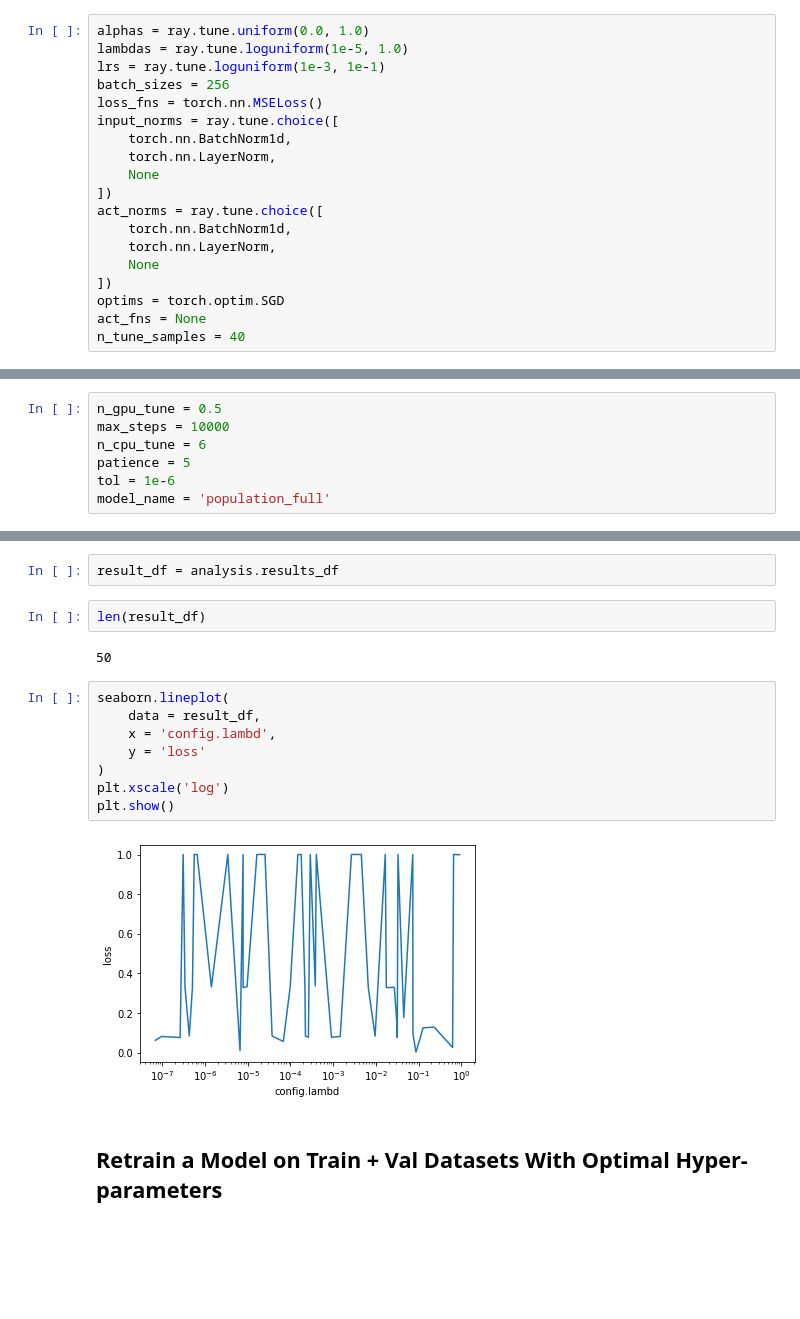
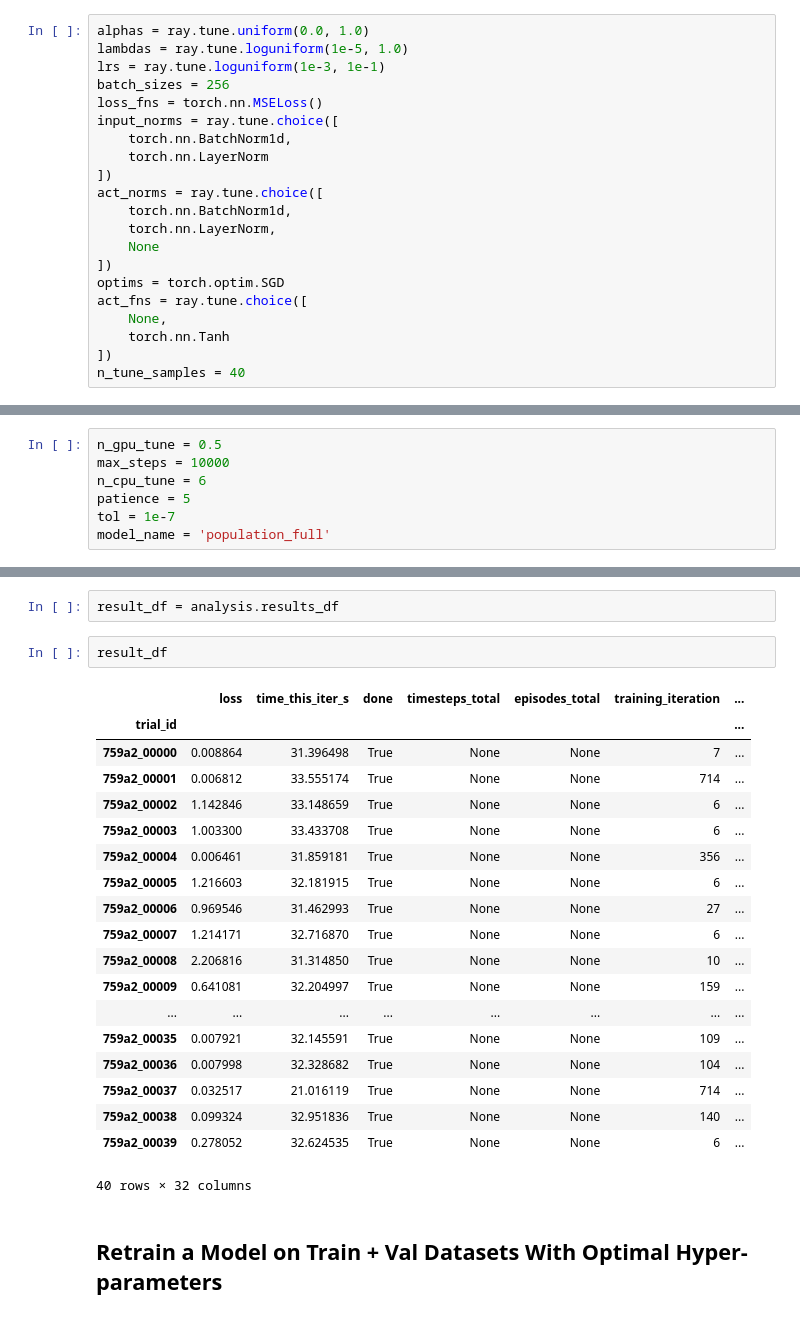
Before and after one commit to MichaelTeti/NEMO, a Jupyter notebook: experiments/elastic_net/elastic_net_pytorch.ipynb, the cells around one changed output, grey strips where cells are left out. Cells and saved outputs as stored; diff of their text form; blank space fills up the shorter version.

Commit message:
training and calculating cc_norm

```diff
--- a/experiments/elastic_net/elastic_net_pytorch.ipynb
+++ b/experiments/elastic_net/elastic_net_pytorch.ipynb
@@ -33,8 +37,7 @@ batch_sizes = 256
 loss_fns = torch.nn.MSELoss()
 input_norms = ray.tune.choice([
     torch.nn.BatchNorm1d,
-    torch.nn.LayerNorm,
-    None
+    torch.nn.LayerNorm
 ])
 act_norms = ray.tune.choice([
     torch.nn.BatchNorm1d,
@@ -42,7 +45,10 @@ act_norms = ray.tune.choice([
     None
 ])
 optims = torch.optim.SGD
-act_fns = None
+act_fns = ray.tune.choice([
+    None,
+    torch.nn.Tanh
+])
 n_tune_samples = 40
 # %% [markdown]
 Dataset Parameters
@@ -64,7 +70,7 @@ n_gpu_tune = 0.5
 max_steps = 10000
 n_cpu_tune = 6
 patience = 5
-tol = 1e-6
+tol = 1e-7
 model_name = 'population_full'
 # %% [markdown]
 ## Initialize the Dataset
@@ -199,19 +221,27 @@ analysis.best_config
 # %%
 result_df = analysis.results_df
-# %%
-len(result_df)
-# %% [output]
-50
-# %%
-seaborn.lineplot(
-    data = result_df,
-    x = 'config.lambd',
-    y = 'loss'
-)
-plt.xscale('log')
-plt.show()
-# %% [output]
-[figure, removed]
+# %%
+result_df
+# %% [output]
+|  | loss | time_this_iter_s | done | timesteps_total | episodes_total | training_iteration | ... |
+| trial_id |  |  |  |  |  |  | ... |
+| 759a2_00000 | 0.008864 | 31.396498 | True | None | None | 7 | ... |
+| 759a2_00001 | 0.006812 | 33.555174 | True | None | None | 714 | ... |
+| 759a2_00002 | 1.142846 | 33.148659 | True | None | None | 6 | ... |
+| 759a2_00003 | 1.003300 | 33.433708 | True | None | None | 6 | ... |
+| 759a2_00004 | 0.006461 | 31.859181 | True | None | None | 356 | ... |
+| 759a2_00005 | 1.216603 | 32.181915 | True | None | None | 6 | ... |
+| 759a2_00006 | 0.969546 | 31.462993 | True | None | None | 27 | ... |
+| 759a2_00007 | 1.214171 | 32.716870 | True | None | None | 6 | ... |
+| 759a2_00008 | 2.206816 | 31.314850 | True | None | None | 10 | ... |
+| 759a2_00009 | 0.641081 | 32.204997 | True | None | None | 159 | ... |
+| ... | ... | ... | ... | ... | ... | ... | ... |
+| 759a2_00035 | 0.007921 | 32.145591 | True | None | None | 109 | ... |
+| 759a2_00036 | 0.007998 | 32.328682 | True | None | None | 104 | ... |
+| 759a2_00037 | 0.032517 | 21.016119 | True | None | None | 714 | ... |
+| 759a2_00038 | 0.099324 | 32.951836 | True | None | None | 140 | ... |
+| 759a2_00039 | 0.278052 | 32.624535 | True | None | None | 6 | ... |
+40 rows × 32 columns
 # %% [markdown]
 ## Retrain a Model on Train + Val Datasets With Optimal Hyper-parameters
 # %%
```
Also changed, not shown: parts of 15 cells of this notebook.
